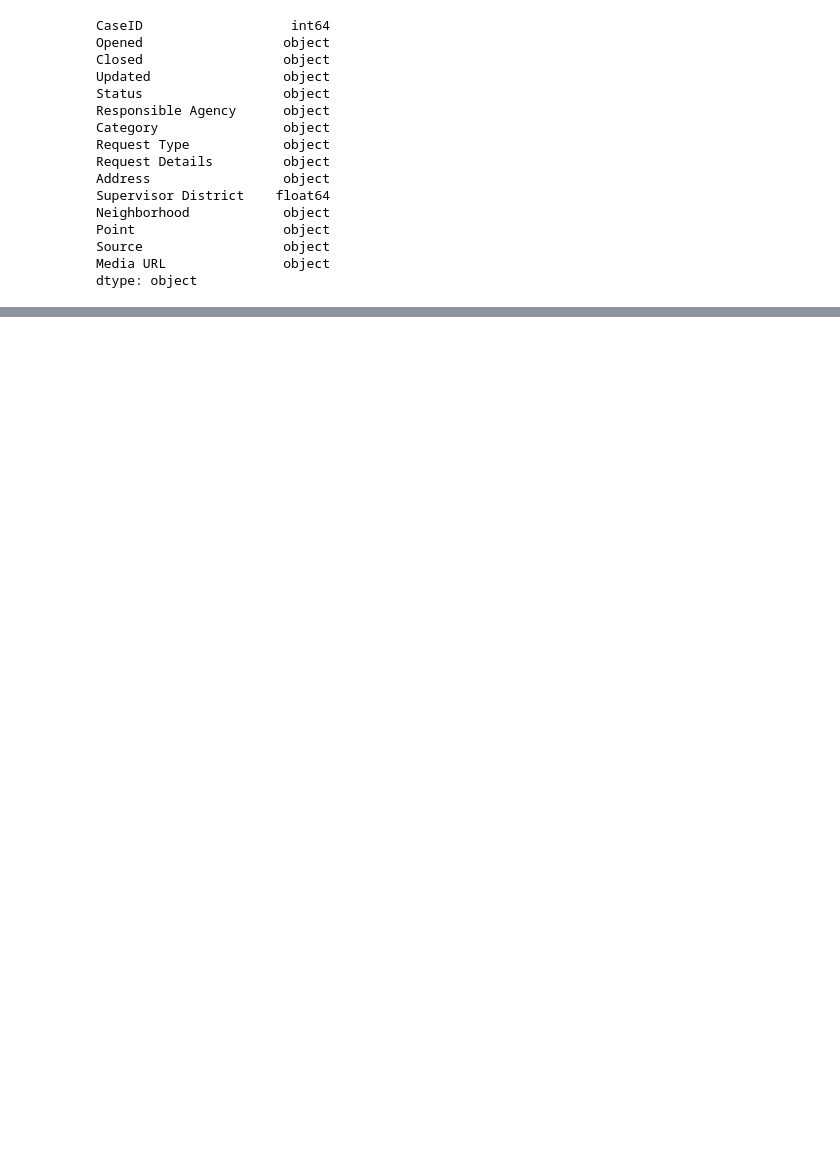
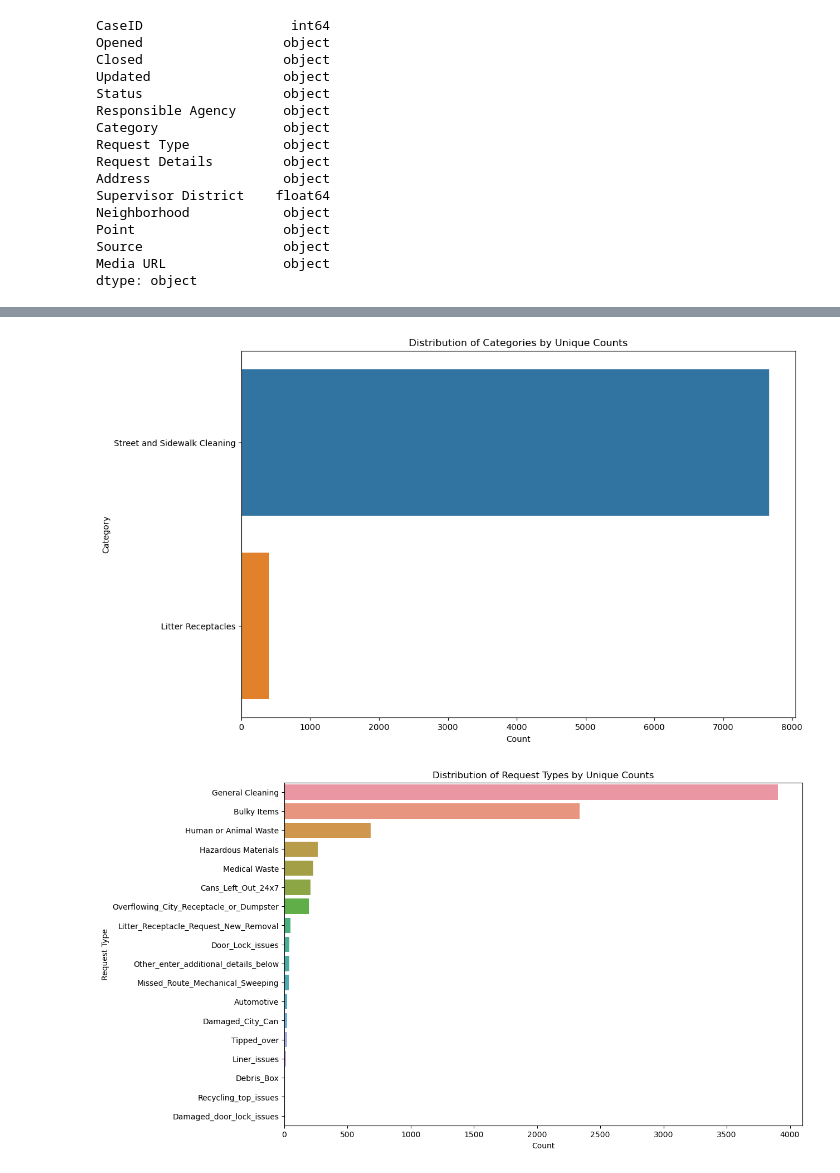
Before and after one commit to Wook22/Public_Data_Prediction_Modeling, a Jupyter notebook: EDA.ipynb, the cells around one changed output, grey strips where cells are left out. Saved outputs shown, nothing was run; the diff lists cells and outputs as text; code cells hidden in the pictures; blank space fills up the shorter version.

```diff
--- a/EDA.ipynb
+++ b/EDA.ipynb
@@ -47,3 +51,18 @@ Point                   object
 Source                  object
 Media URL               object
 dtype: object
+# %%
+df2 = df.copy()
+
+# Split 'Point' column into separate 'Latitude' and 'Longitude' columns
+df2[['Latitude', 'Longitude']] = df2['Point'].str.strip('()').str.split(',', expand=True)
+
+# Convert the values to float
+df2['Latitude'] = df2['Latitude'].astype(float)
+df2['Longitude'] = df2['Longitude'].astype(float)
+
+# Drop the original 'Point' column if no longer needed
+df2.drop(columns=['Point'], inplace=True)
+
+# Display the modified DataFrame
+df2.head()
@@ -49,0 +125,8 @@ dtype: object
+# %%
+# Delete the unreleveent columns
+df3 = df2.drop(['Media URL',
+                'Request Details',
+                'Supervisor District'],
+               axis=1)
+
+df3.head()
@@ -49,0 +140,25 @@ dtype: object
+# %%
+public_data = df3.dropna()
+
+# Count unique values in 'Category' and 'Request Type' columns
+category_counts = public_data['Category'].value_counts()
+request_type_counts = public_data['Request Type'].value_counts()
+
+# Plot the distribution of 'Category' by unique counts
+plt.figure(figsize=(12, 8))
+sns.barplot(x=category_counts.values, y=category_counts.index)
+plt.title('Distribution of Categories by Unique Counts')
+plt.xlabel('Count')
+plt.ylabel('Category')
+plt.show()
+
+# Plot the distribution of 'Request Type' by unique counts
+plt.figure(figsize=(12, 8))
+sns.barplot(x=request_type_counts.values, y=request_type_counts.index)
+plt.title('Distribution of Request Types by Unique Counts')
+plt.xlabel('Count')
+plt.ylabel('Request Type')
+plt.show()
+# %% [output]
+[figure, added]
+[figure, added]
```
Also changed, not shown: parts of 15 cells of this notebook, 1 other file.
